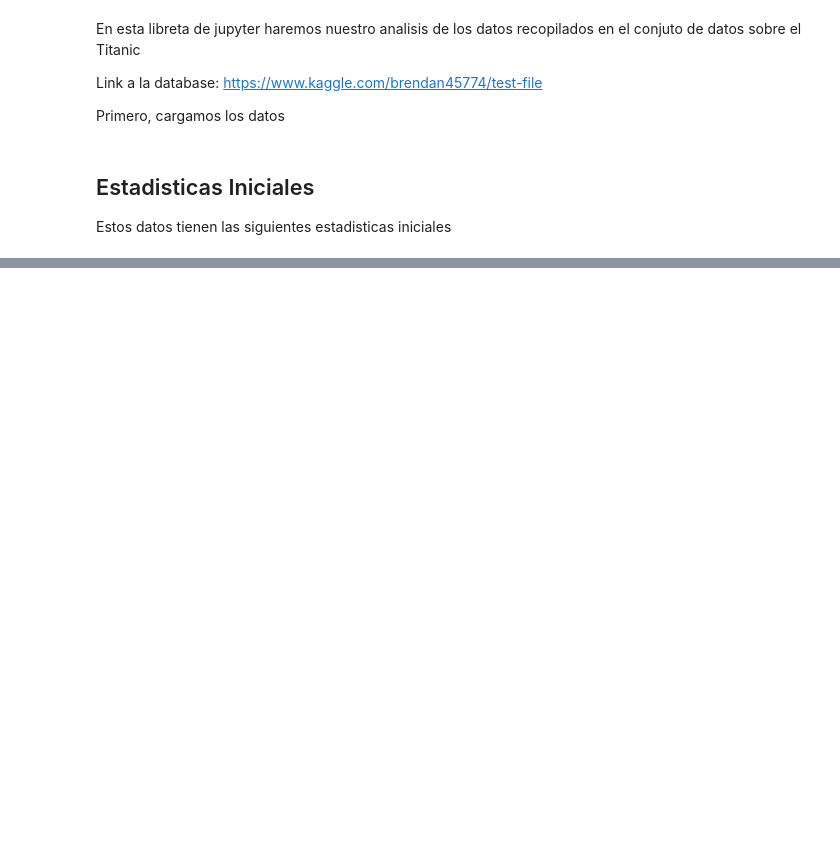
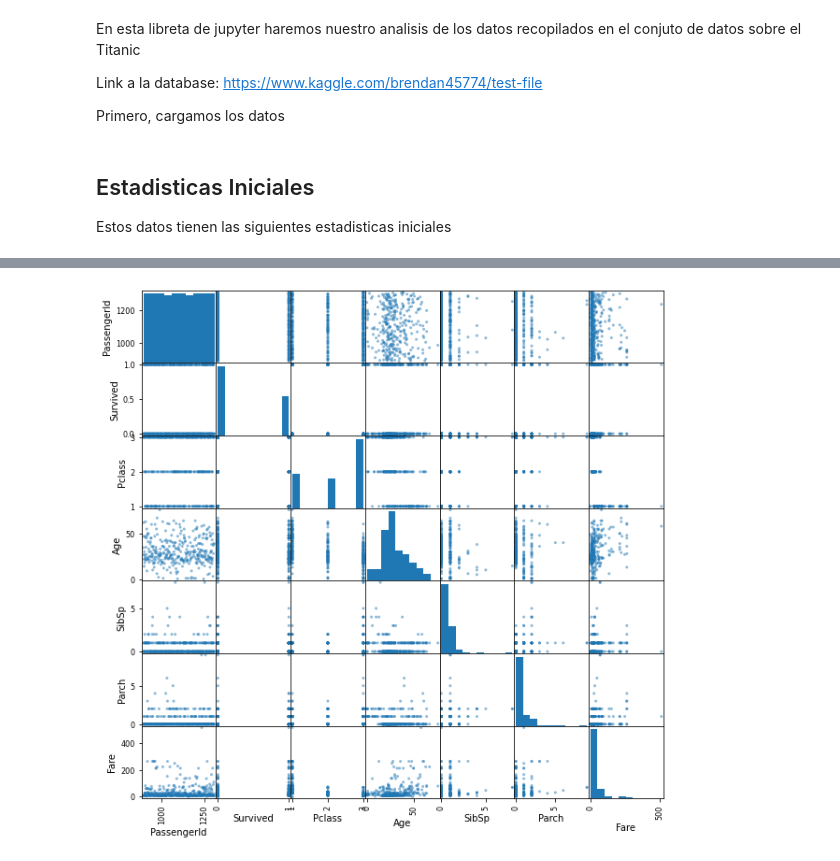
Before and after one commit to justNeto/SemanaTecAnalitica, a Jupyter notebook: TitanicDatasetAnalysis.ipynb, the cells around one changed output, grey strips where cells are left out. Cells and saved outputs as stored; diff of their text form; code cells hidden in the pictures; blank space fills up the shorter version.

```diff
--- a/TitanicDatasetAnalysis.ipynb
+++ b/TitanicDatasetAnalysis.ipynb
@@ -21,0 +80,5 @@ titanic.describe()
+# %%
+pd.plotting.scatter_matrix(titanic, figsize = (10, 10))
+plt.show()
+# %% [output]
+[figure, added]
```
Also changed, not shown: parts of 7 cells of this notebook, 2 other files.
